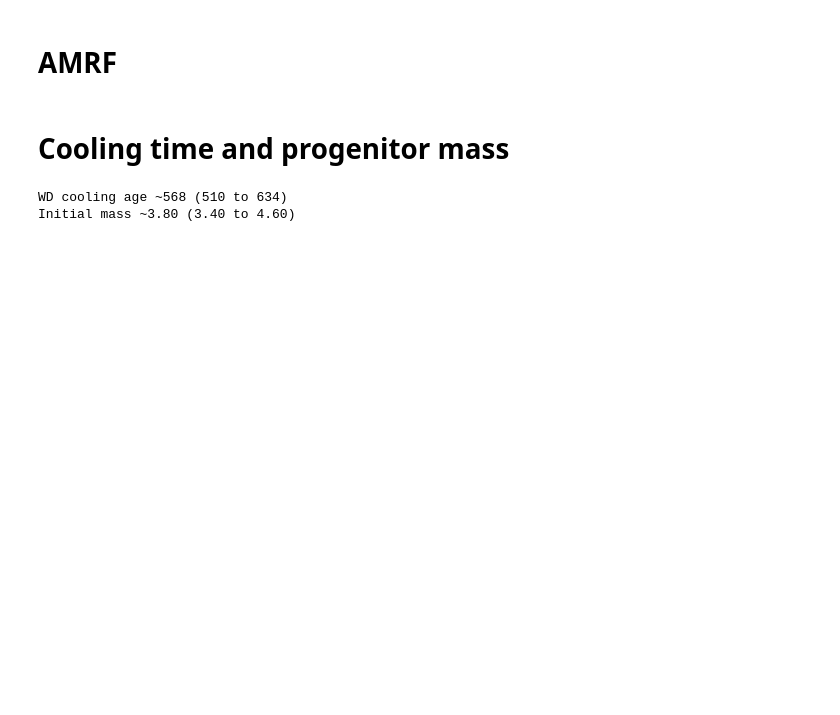
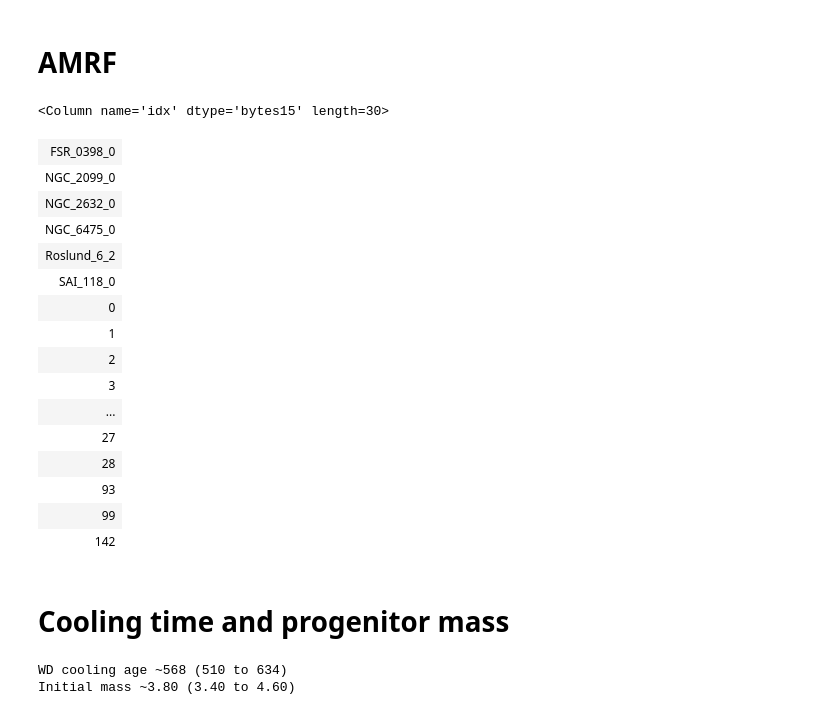
Before and after one commit to orenir49/WD_project, a Jupyter notebook: auxiliary_notebooks/color_color.ipynb, the cells around one changed output. Cells and saved outputs as stored; diff of their text form; code cells hidden in the pictures; blank space fills up the shorter version.

Commit message:
Updated tables

```diff
--- a/auxiliary_notebooks/color_color.ipynb
+++ b/auxiliary_notebooks/color_color.ipynb
@@ -387,7 +395,7 @@ models = stam.getmodels.read_parsec(path=PARSEC_path)
 for idx in new_sources['idx']:
     if idx.split('_')[-1] == '0':
         # The first candidate of each cluster determines the PARSEC model to be used
-        # PARSEC_path,models = choose_model(sources[sources['idx'] == idx]['mh_for_mass_interp'][0])
+        # PARSEC_path,models = choose_model(sources[sources['idx'] == idx]['[Fe/H]'][0])
         if fit:
             # only the first candidate of each cluster is used to fit the isochrone
             print('Fitting cluster ' + sources[sources['idx'] == idx]['cluster'][0] + '...')
@@ -395,18 +403,22 @@ for idx in new_sources['idx']:
         else:
             # if the cluster parameters are known, use them
             age = new_sources[new_sources['idx'] == idx]['age'][0]
-            mh = new_sources[new_sources['idx'] == idx]['mh_for_mass_interp'][0]
-            ebv = new_sources[new_sources['idx'] == idx]['av_for_mass_interp'][0] / 3.1
-    else:
-        # use the same cluster parameters for subsequent candidates
-        frst = new_sources[new_sources['idx'] == idx]['cluster'][0] + '_0'
-        j = np.where(new_sources['idx'] == frst)[0][0]
-        age = age_col[j]
-        mh = mh_col[j]
-        ebv = av_col[j] / 3.1
-    age_col.append(age)
-    mh_col.append(mh)
-    av_col.append(ebv * 3.1)
+            mh = new_sources[new_sources['idx'] == idx]['[Fe/H]'][0]
+            ebv = new_sources[new_sources['idx'] == idx]['Av'][0] / 3.1
+    # else:
+    #     # use the same cluster parameters for subsequent candidates
+    #     # frst = new_sources[new_sources['idx'] == idx]['cluster'][0] + '_0'
+    #     # j = np.where(new_sources['idx'] == frst)[0][0]
+    #     j = np.where(new_sources['cluster'] == )
+    #     age = age_col[j]
+    #     mh = mh_col[j]
+    #     ebv = av_col[j] / 3.1
+    # age_col.append(age)
+    # mh_col.append(mh)
+    # av_col.append(ebv * 3.1)
+    age = new_sources[new_sources['idx'] == idx]['age'][0]
+    mh = new_sources[new_sources['idx'] == idx]['[Fe/H]'][0]
+    ebv = new_sources[new_sources['idx'] == idx]['Av'][0] / 3.1
     if np.isnan(age):
         # if unable to fit age, skip the candidate
         # new_sources.remove_row(np.where(new_sources['idx'] == idx)[0][0])
@@ -819,13 +851,13 @@ for i in tqdm(range(len(sources))):
     idx = sources['idx'][i]
     if idx.split('_')[-1] == '0':
         # The first candidate of each cluster determines the PARSEC model to be used
-        # PARSEC_path,models = choose_model(sources[sources['idx'] == idx]['mh_for_mass_interp'][0])
+        # PARSEC_path,models = choose_model(sources[sources['idx'] == idx]['[Fe/H]'][0])
         ''
     if sources[i]['nss_solution_type'] not in ['Orbital','AstroSpectroSB1']:
         continue
-    mh = sources['mh_for_mass_interp'][i]
+    mh = sources['[Fe/H]'][i]
     age = sources['age'][i]
-    ebv = sources['av_for_mass_interp'][i]/3.1
+    ebv = sources['Av'][i]/3.1
     m1 = sources['m1'][i]
 
     try:
@@ -868,6 +900,32 @@ for i in tqdm(range(len(sources))):
 new_sources = add_astrometric_parameters(sources)
 new_sources['m2'] = new_sources['m1'] * new_sources['AMRF_q']
 new_sources['m2_err'] = ((new_sources['m1_err'] * new_sources['AMRF_q'])**2 + (new_sources['m1'] * new_sources['AMRF_q_error'])**2)**(1/2)
+# %%
+cut1 = sources['significance'] > 158 * sources['period'].data**(-0.5)
+cut2 = (sources['parallax_over_error'] > 20,000 *sources['period']**(-1))[0]
+cut3 = sources['eccentricity_error'] < 0.079 * np.log(sources['period'].data) - 0.244
+
+cut = cut1 & cut2 & cut3
+
+sources[cut]['idx']
+# %% [output]
+<Column name='idx' dtype='bytes15' length=30>
+| FSR_0398_0 |
+| NGC_2099_0 |
+| NGC_2632_0 |
+| NGC_6475_0 |
+| Roslund_6_2 |
+| SAI_118_0 |
+| 0 |
+| 1 |
+| 2 |
+| 3 |
+| ... |
+| 27 |
+| 28 |
+| 93 |
+| 99 |
+| 142 |
 # %% [markdown]
 # Cooling time and progenitor mass
 # %%
```
Also changed, not shown: parts of 8 cells of this notebook, 8 other files.
